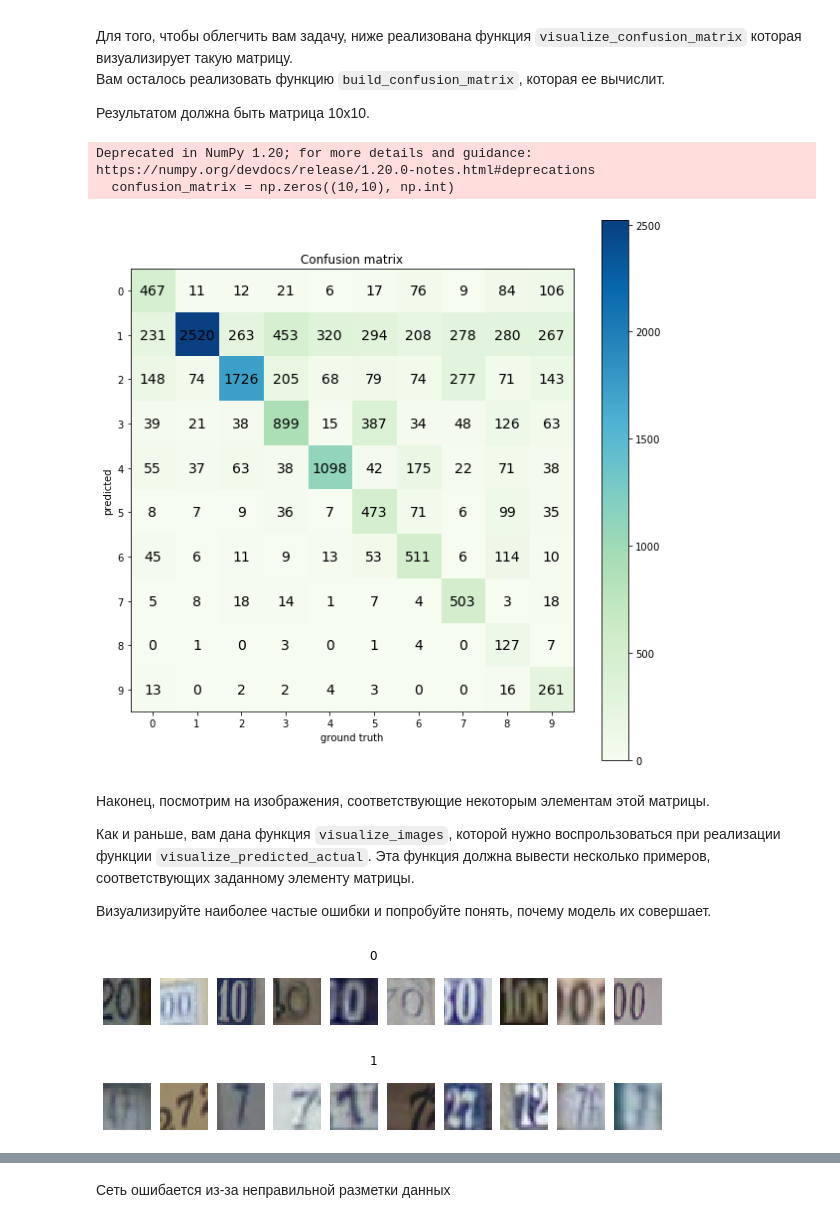
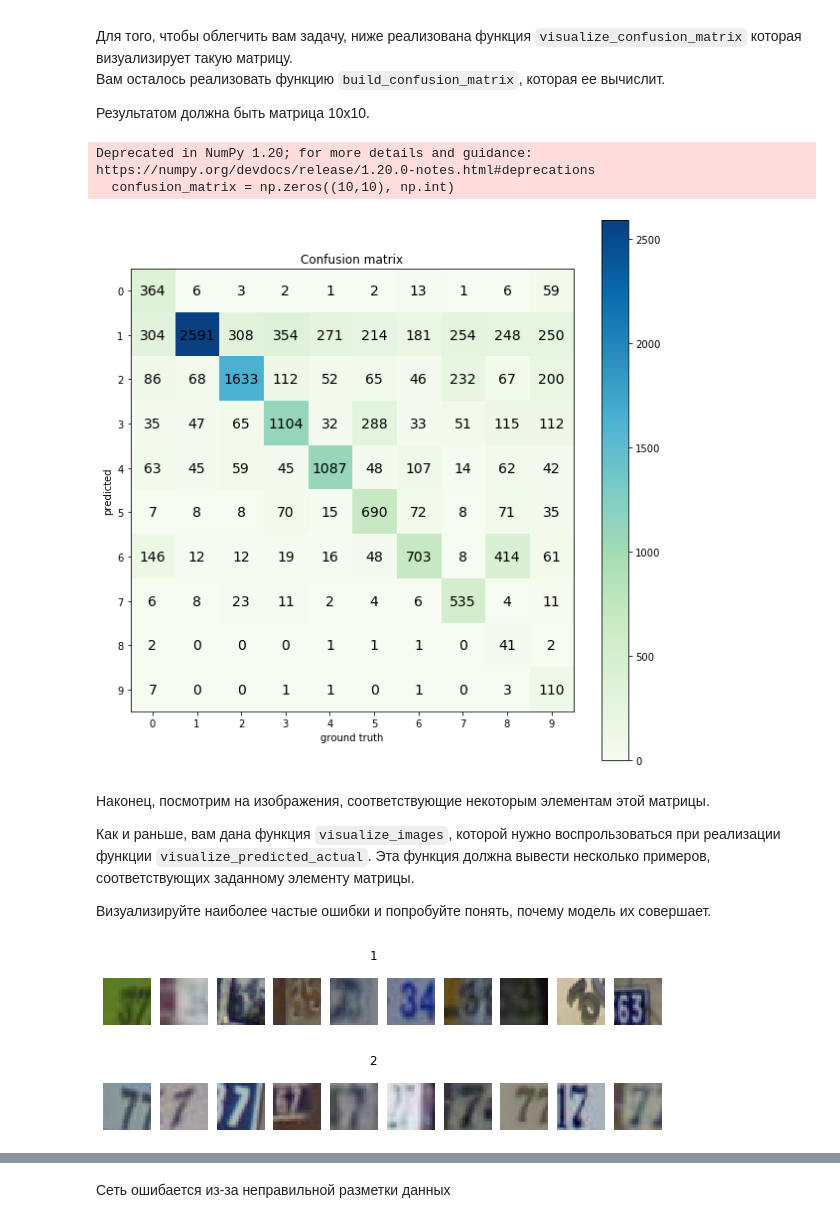
Before and after one commit to Chularev/courses, a Jupyter notebook: assignments/assignment2/PyTorch.ipynb, the cells around one changed output, grey strips where cells are left out. Saved outputs shown, nothing was run; the diff lists cells and outputs as text; code cells hidden in the pictures.

```diff
--- a/assignments/assignment2/PyTorch.ipynb
+++ b/assignments/assignment2/PyTorch.ipynb
@@ -317,10 +317,10 @@ def evaluate_model(model, dataset, indices):
         ground_truth.append(y)
 
 
-    predictions = np.concatenate(predictions, axis=None)
-    ground_truth = np.concatenate(ground_truth, axis=None)
+    predictions = torch.cat(predictions, dim=0)
+    ground_truth = torch.cat(ground_truth, dim=0)
 
-    return predictions, ground_truth
+    return predictions.numpy(), ground_truth.numpy()
 
 # Evaluate model on validation
 predictions, gt = evaluate_model(nn_model, data_train, val_indices)
@@ -391,7 +391,7 @@ visualize_confusion_matrix(confusion_matrix)
 # %% [output]
 Deprecated in NumPy 1.20; for more details and guidance: https://numpy.org/devdocs/release/1.20.0-notes.html#deprecations
   confusion_matrix = np.zeros((10,10), np.int)
-[figure, old version]
+[figure, new version]
 # %% [markdown]
 Наконец, посмотрим на изображения, соответствующие некоторым элементам этой матрицы.
 
@@ -412,36 +412,36 @@ def visualize_images(indices, data, title='', max_num=10):
     """
     to_show = min(len(indices), max_num)
     fig = plt.figure(figsize=(10,1.5))
     fig.suptitle(title)
     for i, index in enumerate(indices[:to_show]):
         plt.subplot(1,to_show, i+1)
         plt.axis('off')
         sample = data[index][0]
         plt.imshow(sample)
 
 def visualize_predicted_actual(predicted_class, gt_class, predictions, groud_truth, val_indices, data):
     """
     Visualizes images of a ground truth class which were predicted as the other class
 
     predicted: int 0-9, index of the predicted class
     gt_class: int 0-9, index of the ground truth class
     predictions: np array of ints, model predictions for all validation samples
     ground_truth: np array of ints, ground truth for all validation samples
     val_indices: np array of ints, indices of validation samples
     """
 
     # TODO: Implement visualization using visualize_images above
     # predictions and ground_truth are provided for validation set only, defined by val_indices
     # Hint: numpy index arrays might be helpful
     # https://docs.scipy.org/doc/numpy/user/basics.indexing.html#index-arrays
     # Please make the title meaningful!
     indices = val_indices[(groud_truth == gt_class) & (predictions == predicted_class)]
     visualize_images(indices, data, title=predicted_class)
 
-visualize_predicted_actual(0, 0, predictions, gt, np.array(val_indices), data_train_images)
-visualize_predicted_actual(1, 7, predictions, gt, np.array(val_indices), data_train_images)
+visualize_predicted_actual(1, 3, predictions, gt, np.array(val_indices), data_train_images)
+visualize_predicted_actual(2, 7, predictions, gt, np.array(val_indices), data_train_images)
 # %% [output]
-[figure, old version]
+[figure, new version]
-[figure, old version]
+[figure, new version]
 # %%
 ====================================================
```
Also changed, not shown: parts of 5 cells of this notebook.
